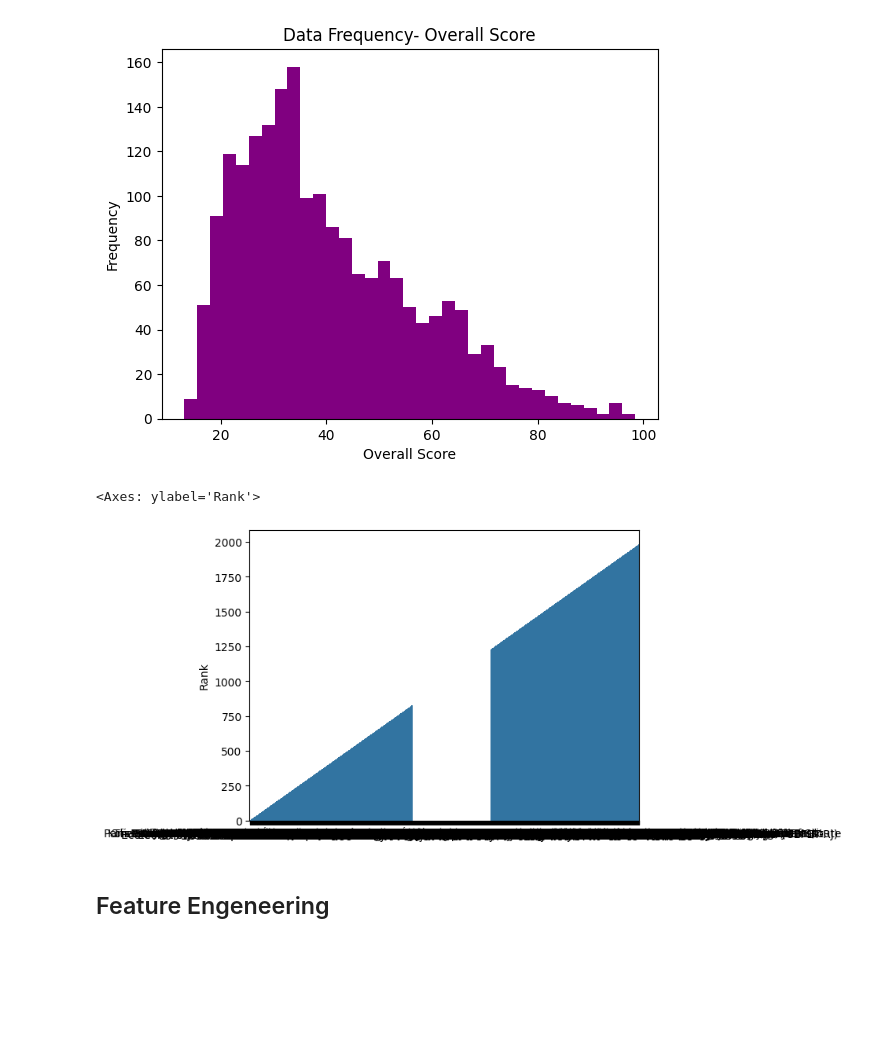
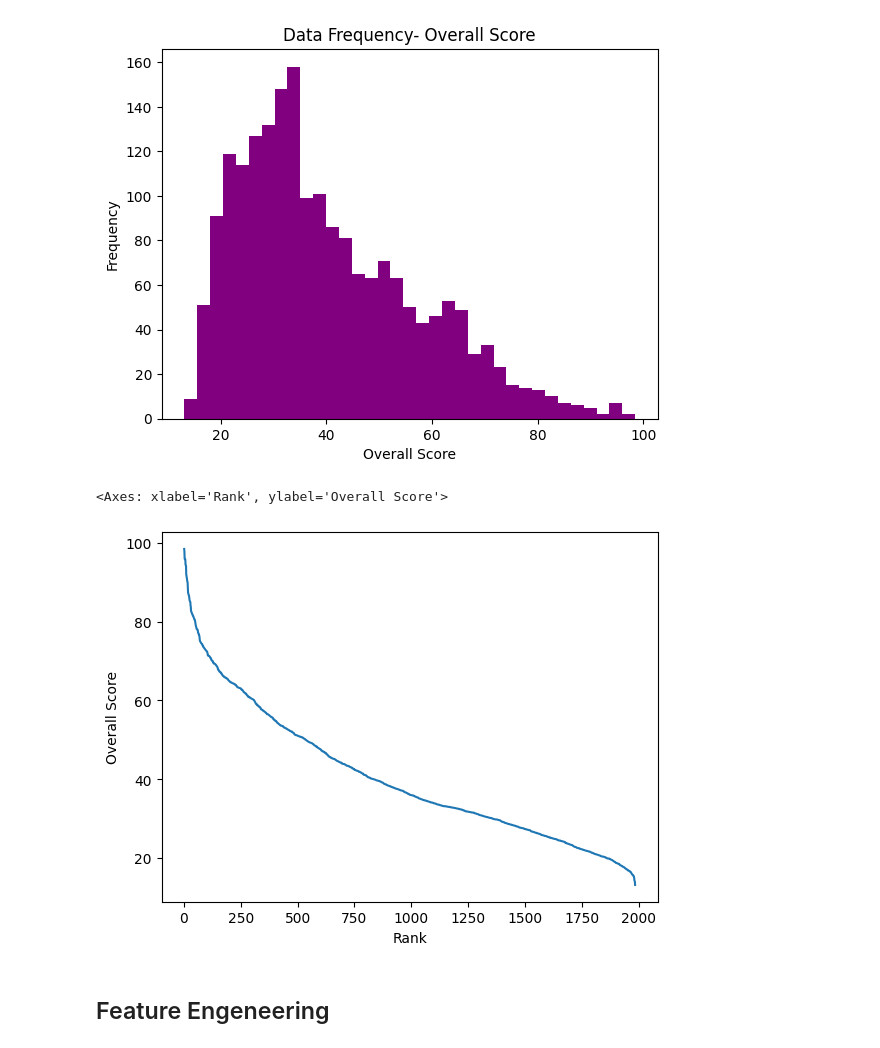
Before and after one commit to chaudhary-dotcom/FEngineering, a Jupyter notebook: university_ranking.ipynb, the cells around one changed output. Saved outputs shown, nothing was run; the diff lists cells and outputs as text; code cells hidden in the pictures; blank space fills up the shorter version.

```diff
--- a/university_ranking.ipynb
+++ b/university_ranking.ipynb
@@ -132,11 +132,10 @@ for i in numeric_variable:
 [figure]
 [figure]
 # %%
-uni = df['University'].unique()
-sns.barplot(x=uni, y=df['Rank'])
+sns.lineplot(x=df['Rank'], y=df['Overall Score'])
 # %% [output]
-<Axes: ylabel='Rank'>
+<Axes: xlabel='Rank', ylabel='Overall Score'>
-[figure, old version]
+[figure, new version]
 # %% [markdown]
 ## Feature Engeneering
 # %%
```
Also changed, not shown: parts of 4 cells of this notebook.
